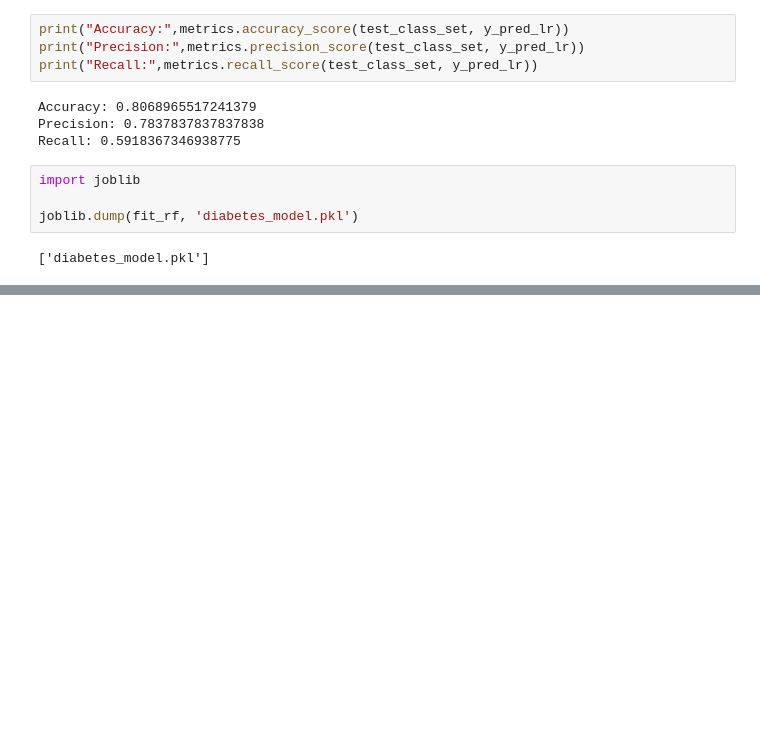
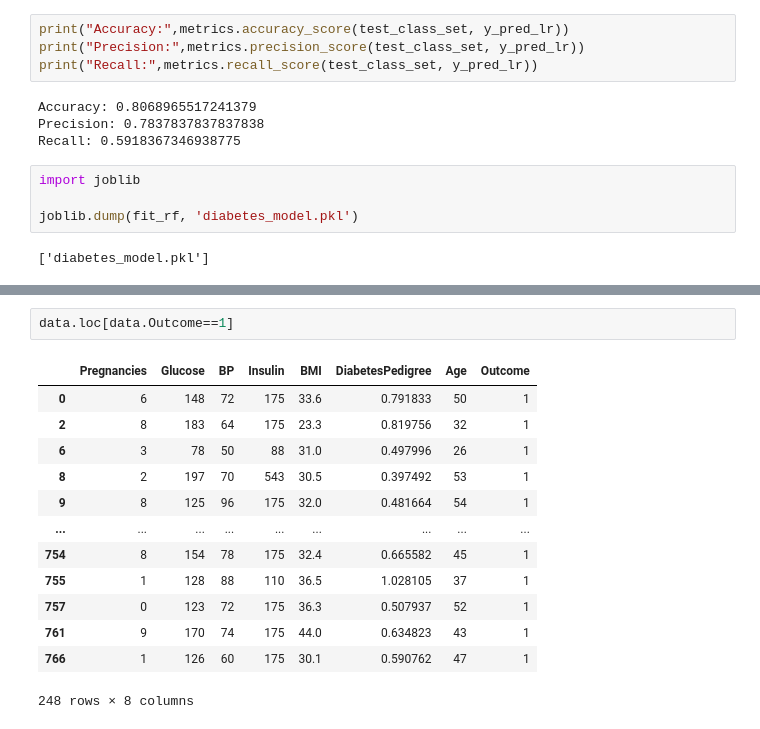
Before and after one commit to Aditk23/Diabetes-Prediction, a Jupyter notebook: diabetes_model.ipynb, the cells around one changed output, grey strips where cells are left out. Drawn from its saved outputs; the diff is of its cells as text; blank space fills up the shorter version.

```diff
--- a/diabetes_model.ipynb
+++ b/diabetes_model.ipynb
@@ -495,0 +512,16 @@ joblib.dump(fit_rf, 'diabetes_model.pkl')
+# %%
+data.loc[data.Outcome==1]
+# %% [output]
+|  | Pregnancies | Glucose | BP | Insulin | BMI | DiabetesPedigree | Age | Outcome |
+| 0 | 6 | 148 | 72 | 175 | 33.6 | 0.791833 | 50 | 1 |
+| 2 | 8 | 183 | 64 | 175 | 23.3 | 0.819756 | 32 | 1 |
+| 6 | 3 | 78 | 50 | 88 | 31.0 | 0.497996 | 26 | 1 |
+| 8 | 2 | 197 | 70 | 543 | 30.5 | 0.397492 | 53 | 1 |
+| 9 | 8 | 125 | 96 | 175 | 32.0 | 0.481664 | 54 | 1 |
+| ... | ... | ... | ... | ... | ... | ... | ... | ... |
+| 754 | 8 | 154 | 78 | 175 | 32.4 | 0.665582 | 45 | 1 |
+| 755 | 1 | 128 | 88 | 110 | 36.5 | 1.028105 | 37 | 1 |
+| 757 | 0 | 123 | 72 | 175 | 36.3 | 0.507937 | 52 | 1 |
+| 761 | 9 | 170 | 74 | 175 | 44.0 | 0.634823 | 43 | 1 |
+| 766 | 1 | 126 | 60 | 175 | 30.1 | 0.590762 | 47 | 1 |
+248 rows × 8 columns
```
Also changed, not shown: parts of 1 cell of this notebook, 2 other files.
